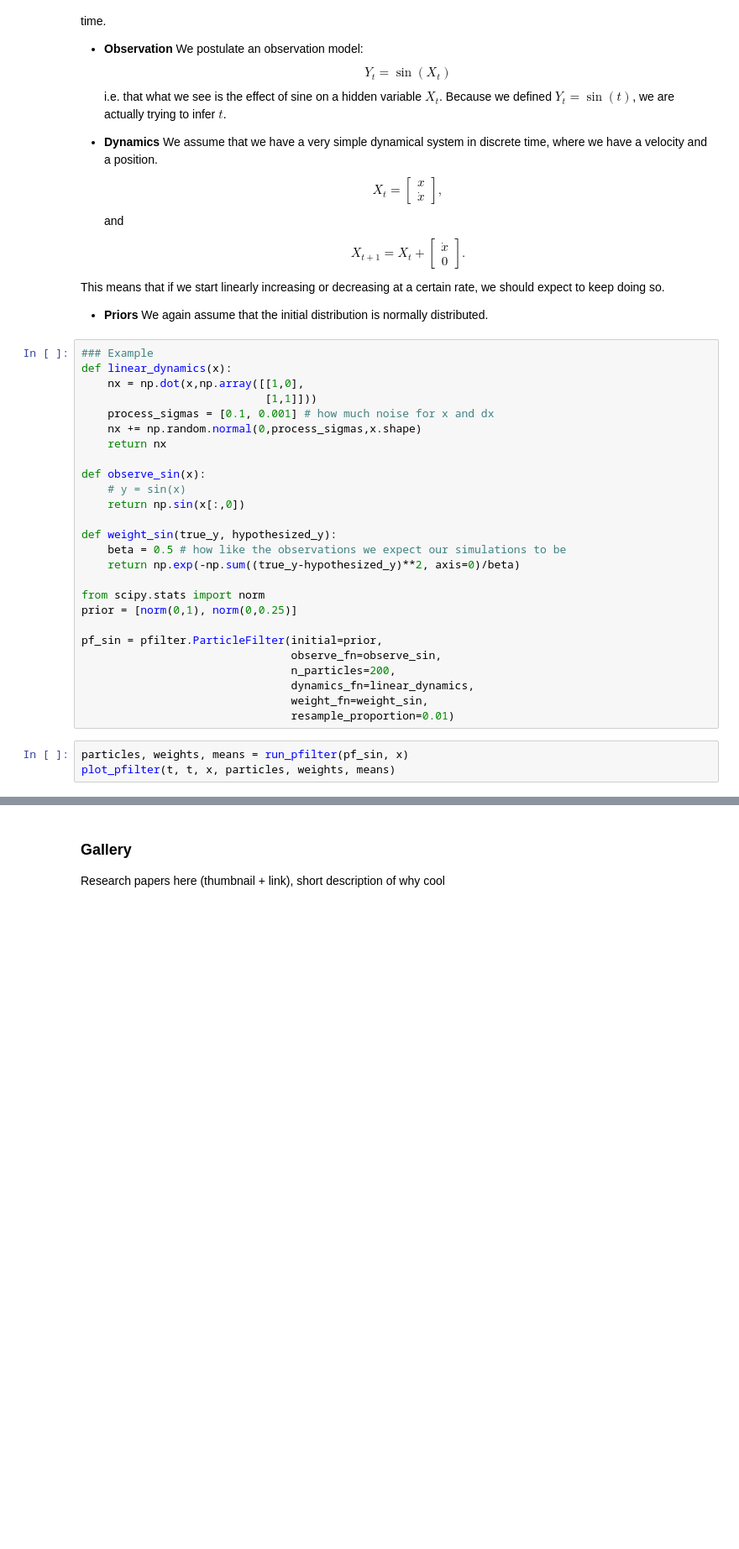
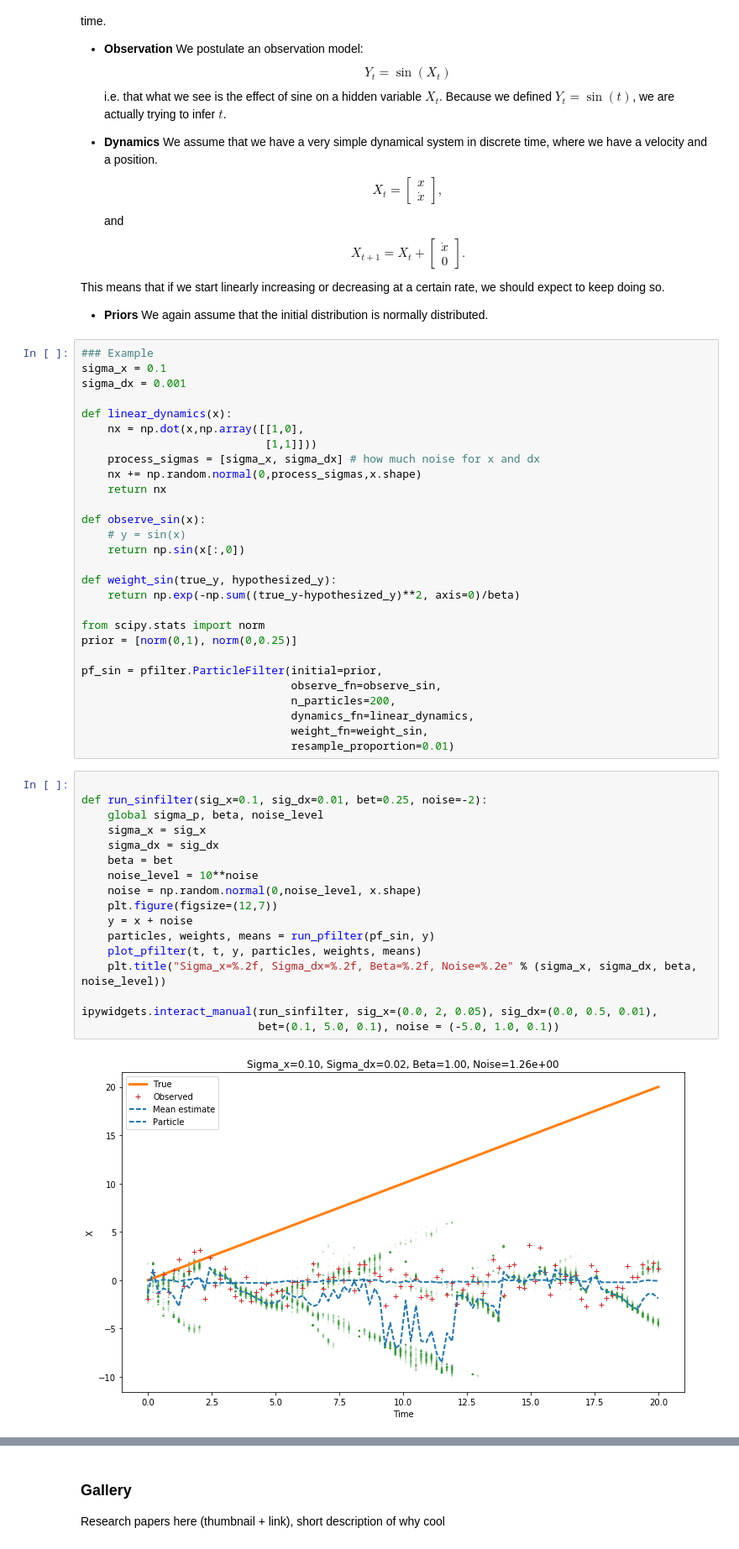
Before and after one commit to johnhw/probabilisticfiltering, a Jupyter notebook: ProbabilisticFiltering.ipynb, the cells around one changed output, grey strips where cells are left out. Shown at 84% size. Saved outputs shown, nothing was run; the diff lists cells and outputs as text; blank space fills up the shorter version.

```diff
--- a/ProbabilisticFiltering.ipynb
+++ b/ProbabilisticFiltering.ipynb
@@ -365,10 +395,13 @@ This means that if we start linearly increasing or decreasing at a certain rate,
 We again assume that the initial distribution is normally distributed.
 # %%
 ### Example
+sigma_x = 0.1
+sigma_dx = 0.001
+
 def linear_dynamics(x):
     nx = np.dot(x,np.array([[1,0],
                             [1,1]]))
-    process_sigmas = [0.1, 0.001] # how much noise for x and dx
+    process_sigmas = [sigma_x, sigma_dx] # how much noise for x and dx
     nx += np.random.normal(0,process_sigmas,x.shape)
     return nx
 
@@ -377,7 +410,6 @@ def observe_sin(x):
     return np.sin(x[:,0])
 
 def weight_sin(true_y, hypothesized_y):
-    beta = 0.5 # how like the observations we expect our simulations to be
     return np.exp(-np.sum((true_y-hypothesized_y)**2, axis=0)/beta)
 
 from scipy.stats import norm
@@ -389,9 +421,25 @@ pf_sin = pfilter.ParticleFilter(initial=prior,
                                 dynamics_fn=linear_dynamics,
                                 weight_fn=weight_sin,
                                 resample_proportion=0.01)
-# %%
-particles, weights, means = run_pfilter(pf_sin, x)
-plot_pfilter(t, t, x, particles, weights, means)
+# %%
+
+def run_sinfilter(sig_x=0.1, sig_dx=0.01, bet=0.25, noise=-2):
+    global sigma_p, beta, noise_level
+    sigma_x = sig_x
+    sigma_dx = sig_dx
+    beta = bet
+    noise_level = 10**noise
+    noise = np.random.normal(0,noise_level, x.shape)
+    plt.figure(figsize=(12,7))
+    y = x + noise
+    particles, weights, means = run_pfilter(pf_sin, y)
+    plot_pfilter(t, t, y, particles, weights, means)
+    plt.title("Sigma_x=%.2f, Sigma_dx=%.2f, Beta=%.2f, Noise=%.2e" % (sigma_x, sigma_dx, beta, noise_level))
+
+ipywidgets.interact_manual(run_sinfilter, sig_x=(0.0, 2, 0.05), sig_dx=(0.0, 0.5, 0.01),
+                           bet=(0.1, 5.0, 0.1), noise = (-5.0, 1.0, 0.1))
+# %% [output]
+[figure, added]
 # %% [markdown]
 #### Things to note
 * The particle filter was able to infer the hidden state, despite only having a forward model (i.e knowledge of $\sin(x)$, **not** $\sin^{-1}(x)$)
```
Also changed, not shown: parts of 23 cells of this notebook.
